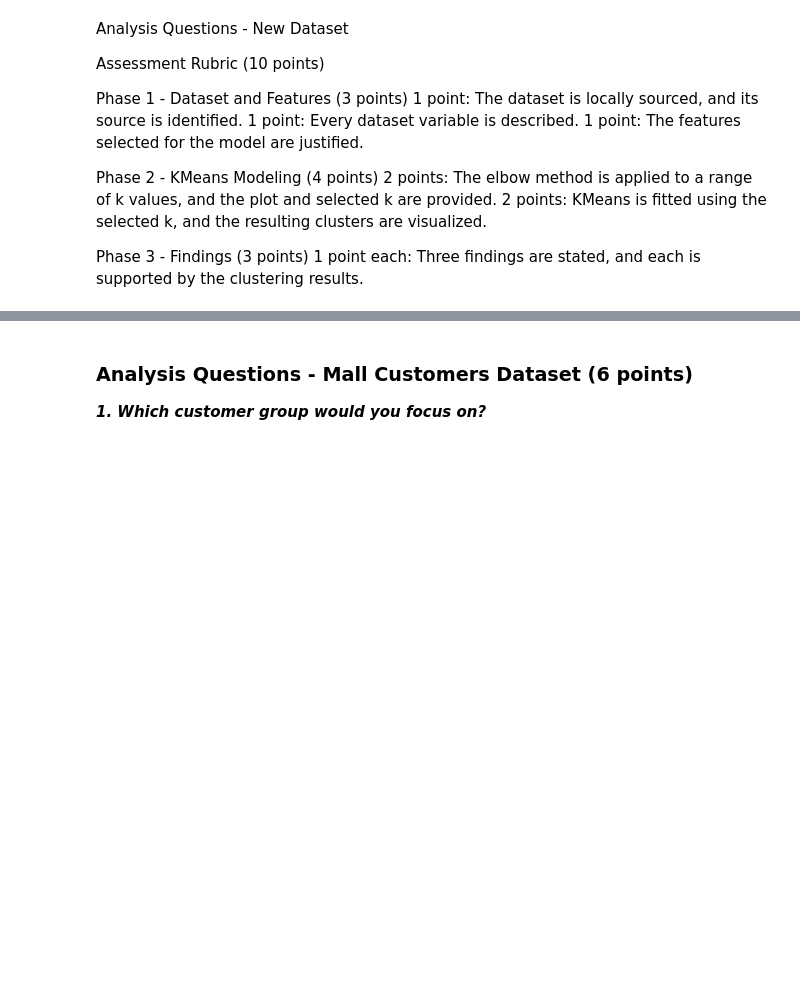
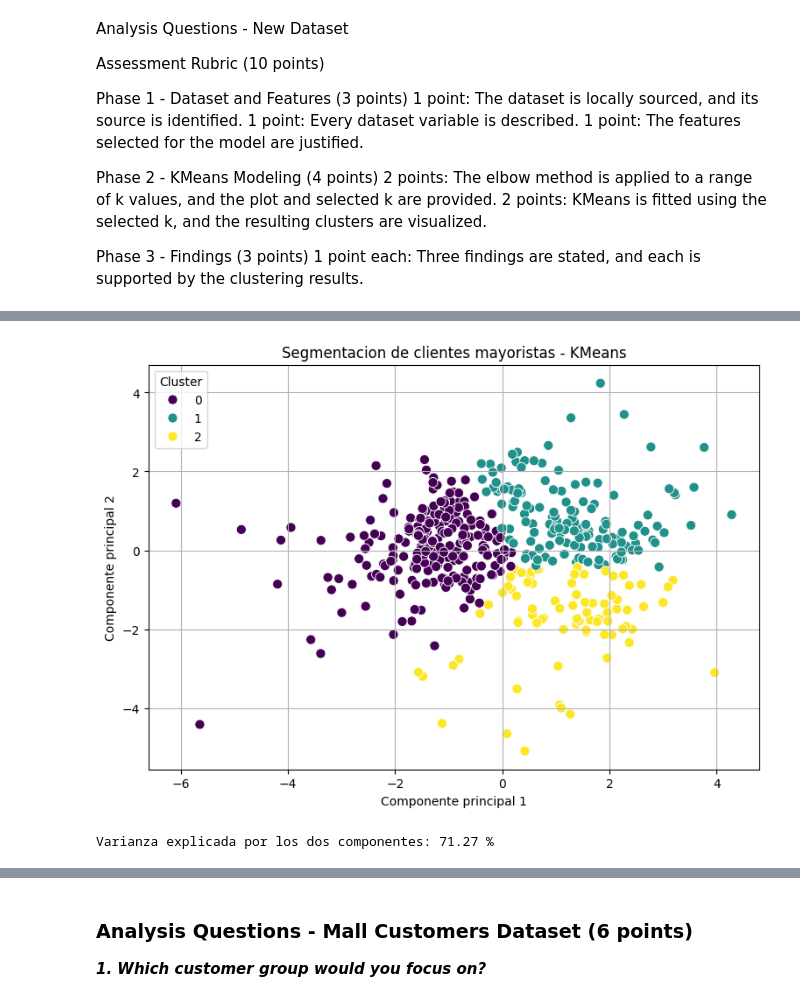
Before and after one commit to Nicole-B28/F.-IA, a Jupyter notebook: Activ 4.- Unsupervised Learning - KMeans clustering on the Mall Customers dataset.ipynb, the cells around one changed output, grey strips where cells are left out. Cells and saved outputs as stored; diff of their text form; code cells hidden in the pictures; blank space fills up the shorter version.

```diff
--- a/Activ 4.- Unsupervised Learning - KMeans clustering on the Mall Customers dataset.ipynb
+++ b/Activ 4.- Unsupervised Learning - KMeans clustering on the Mall Customers dataset.ipynb
@@ -306,0 +745,44 @@ Phase 3 - Findings (3 points)
+# %%
+# Importar PCA para reducir las dimensiones
+from sklearn.decomposition import PCA
+
+# Reducir las seis variables a dos componentes
+pca = PCA(n_components=2)
+X_pca = pca.fit_transform(X_wholesale_scaled)
+
+# Crear un DataFrame para visualizar los grupos
+df_pca = pd.DataFrame(
+    X_pca,
+    columns=["Componente 1", "Componente 2"]
+)
+
+df_pca["Cluster"] = wholesale_clusters["Cluster"]
+
+# Visualizar los tres clusters
+plt.figure(figsize=(9, 6))
+
+sns.scatterplot(
+    data=df_pca,
+    x="Componente 1",
+    y="Componente 2",
+    hue="Cluster",
+    palette="viridis",
+    s=65
+)
+
+plt.title("Segmentacion de clientes mayoristas - KMeans")
+plt.xlabel("Componente principal 1")
+plt.ylabel("Componente principal 2")
+plt.grid(True)
+plt.legend(title="Cluster")
+plt.show()
+
+# Mostrar la varianza explicada
+print(
+    "Varianza explicada por los dos componentes:",
+    round(pca.explained_variance_ratio_.sum() * 100, 2),
+    "%"
+)
+# %% [output]
+[figure, added]
+Varianza explicada por los dos componentes: 71.27 %
```
Also changed, not shown: parts of 40 cells of this notebook, 11 other files.
